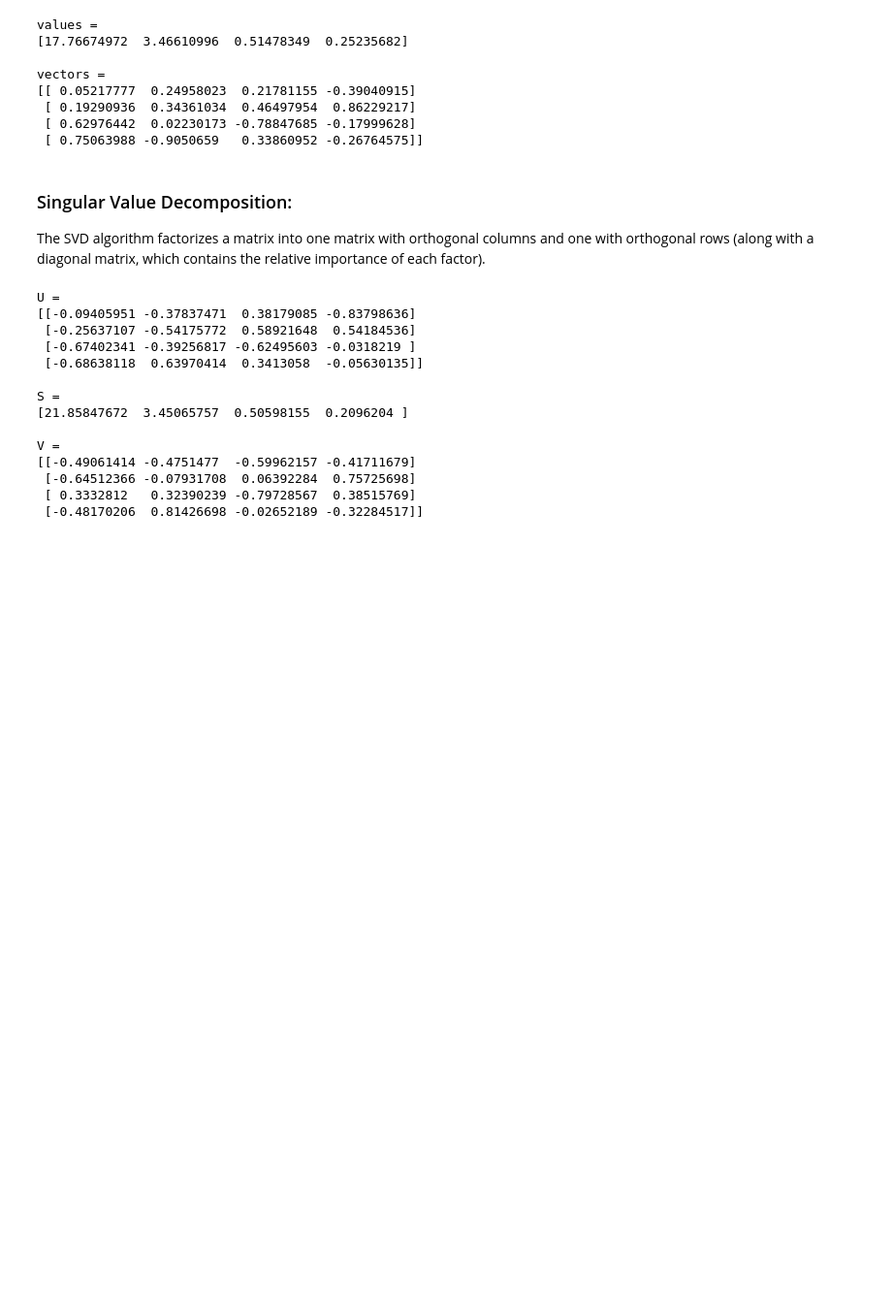
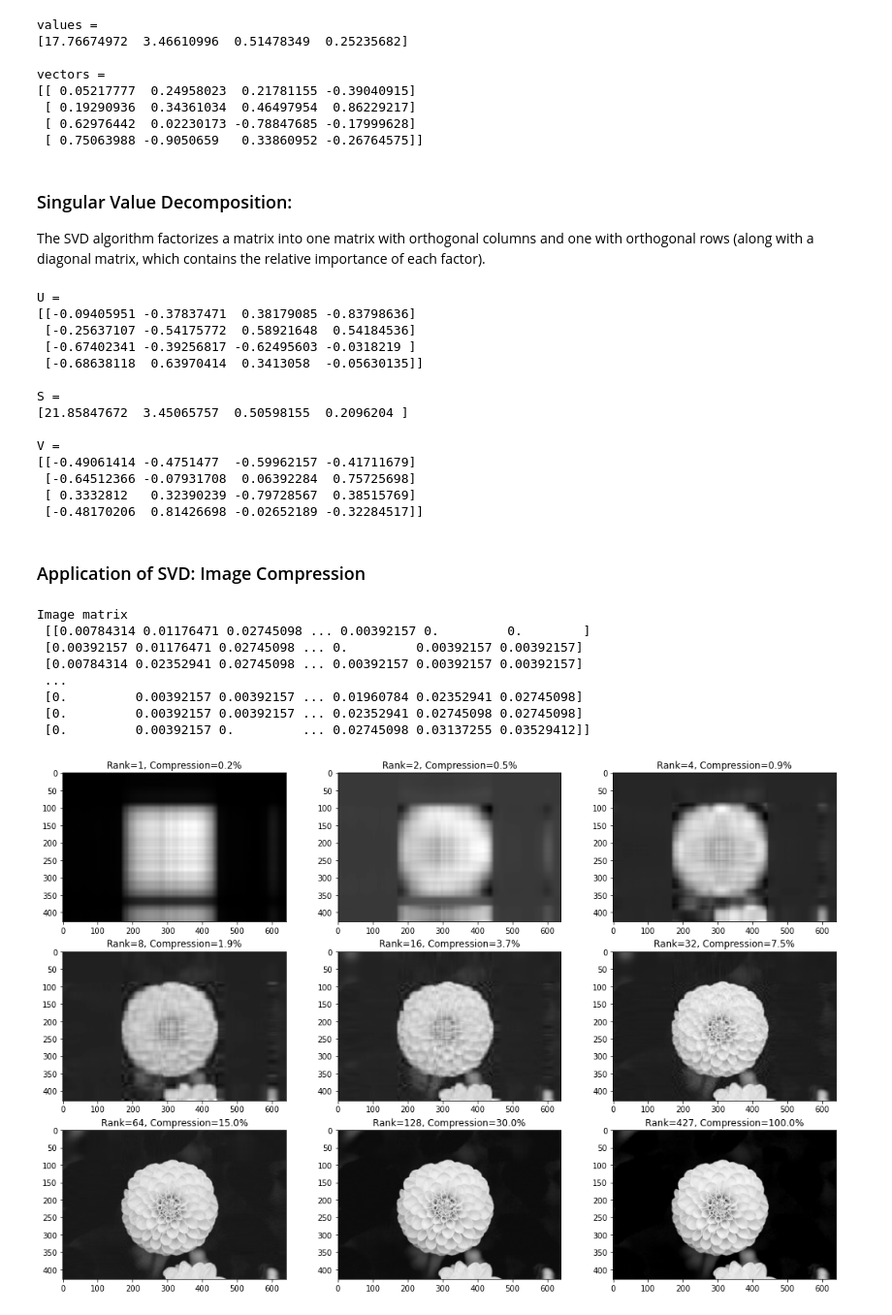
Before and after one commit to vigneshS29/Math-Stuff, a Jupyter notebook: Numerical-Linear-Algebra.ipynb, the cells around one changed output. Shown at 97% size. Cells and saved outputs as stored; diff of their text form; code cells hidden in the pictures; blank space fills up the shorter version.

```diff
--- a/Numerical-Linear-Algebra.ipynb
+++ b/Numerical-Linear-Algebra.ipynb
@@ -99,3 +99,37 @@ V =
  [-0.64512366 -0.07931708  0.06392284  0.75725698]
  [ 0.3332812   0.32390239 -0.79728567  0.38515769]
  [-0.48170206  0.81426698 -0.02652189 -0.32284517]]
+# %% [markdown]
+### Application of SVD: Image Compression
+# %%
+from sklearn.datasets import load_sample_image
+import matplotlib.pyplot as plt
+
+image = load_sample_image('flower.jpg')[:,:,0]/255.0
+
+print('Image matrix \n', image)
+
+
+U, s, Vt = np.linalg.svd(image)
+Sigma = np.zeros_like(image, dtype=float)
+Sigma[:427, :427] = np.diag(s)
+
+
+max_rank = np.min(image.shape)
+rank_arr = [1, 2, 4, 8, 16, 32, 64, 128, max_rank]
+fig, axes = plt.subplots(3, 3, figsize=(len(rank_arr)*2, 3*4))
+for r, ax in zip(rank_arr, axes.ravel()):
+    image_approx = np.matmul(U[:, :r], np.matmul(Sigma[:r,:r], Vt[:r, :]))
+    compression = r/max_rank
+    ax.imshow(image_approx, cmap='gray')
+    ax.set_title('Rank=%d, Compression=%.1f%%' % (r, compression*100))
+# %% [output]
+Image matrix
+ [[0.00784314 0.01176471 0.02745098 ... 0.00392157 0.         0.        ]
+ [0.00392157 0.01176471 0.02745098 ... 0.         0.00392157 0.00392157]
+ [0.00784314 0.02352941 0.02745098 ... 0.00392157 0.00392157 0.00392157]
+ ...
+ [0.         0.00392157 0.00392157 ... 0.01960784 0.02352941 0.02745098]
+ [0.         0.00392157 0.00392157 ... 0.02352941 0.02745098 0.02745098]
+ [0.         0.00392157 0.         ... 0.02745098 0.03137255 0.03529412]]
+[figure, added]
```
